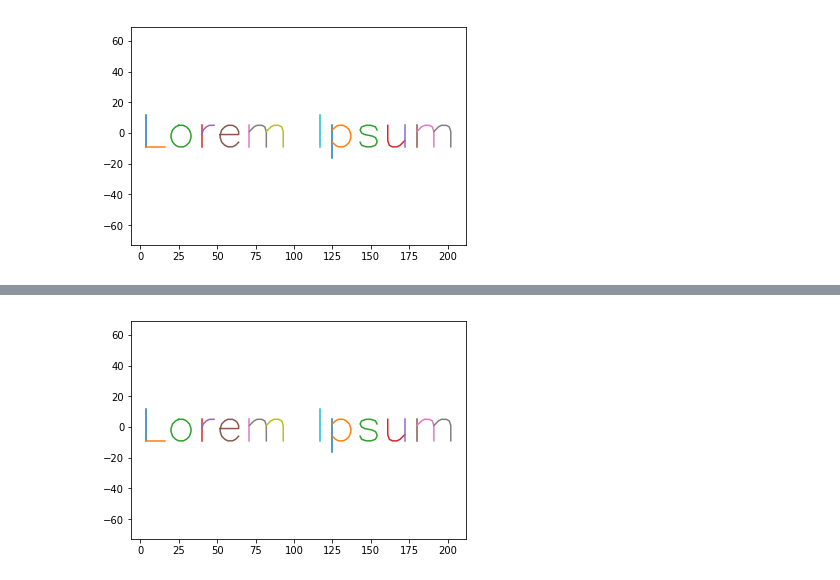
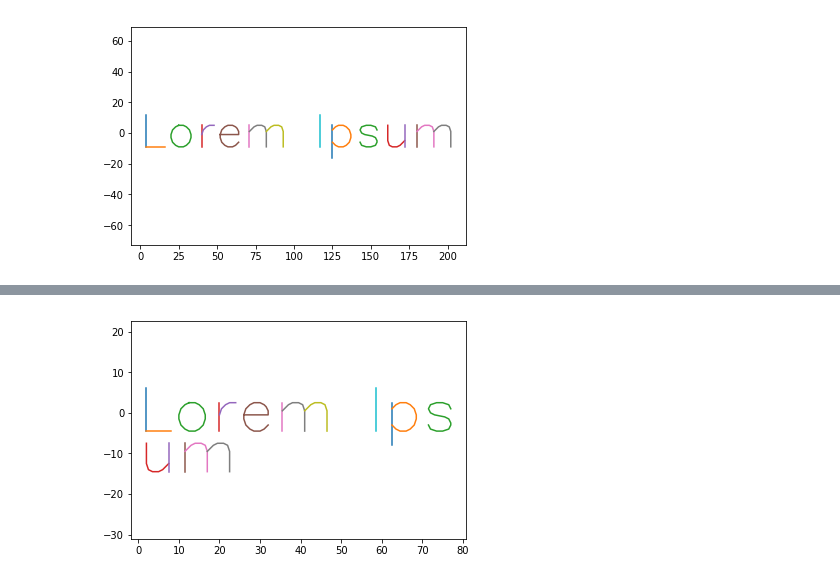
Before and after one commit to newsch/hairy_plotter, a Jupyter notebook: font-test.ipynb, the cells around one changed output, grey strips where cells are left out. Drawn from its saved outputs; the diff is of its cells as text; code cells hidden in the pictures.

```diff
--- a/font-test.ipynb
+++ b/font-test.ipynb
@@ -92,4 +95,5 @@ foo = font.str_to_paths(romans, 'Lorem Ipsum', scale = 1)
-# %%
-font.plot_paths(foo)
-# %% [output]
-[figure, removed]
+# %%
+wrapped = font.str_to_paths(romans, 'Lorem Ipsum', scale = 0.5, wrap=80)
+font.plot_paths(wrapped)
+# %% [output]
+[figure, added]
```
Also changed, not shown: parts of 1 cell of this notebook, 1 other file.
